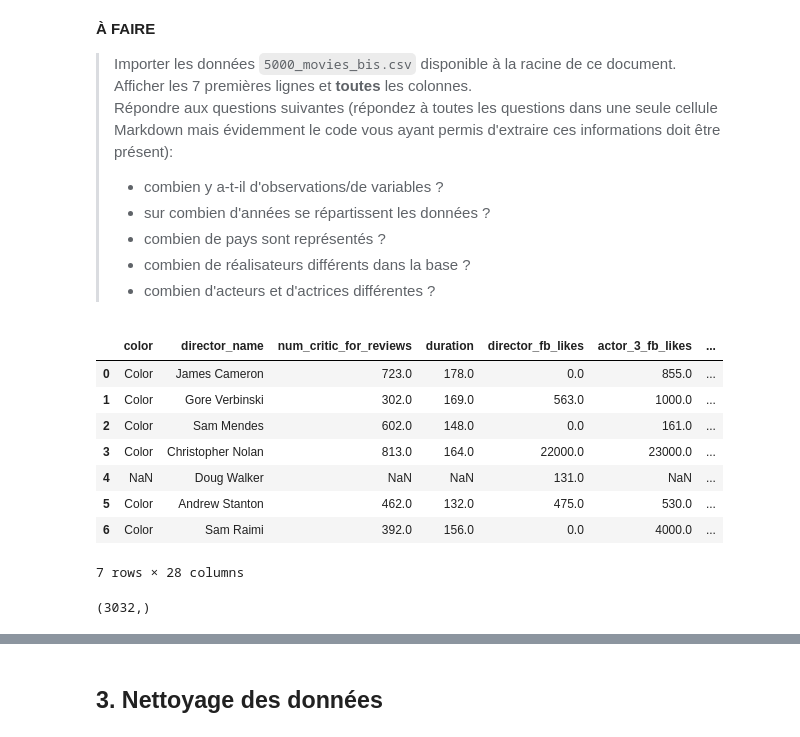
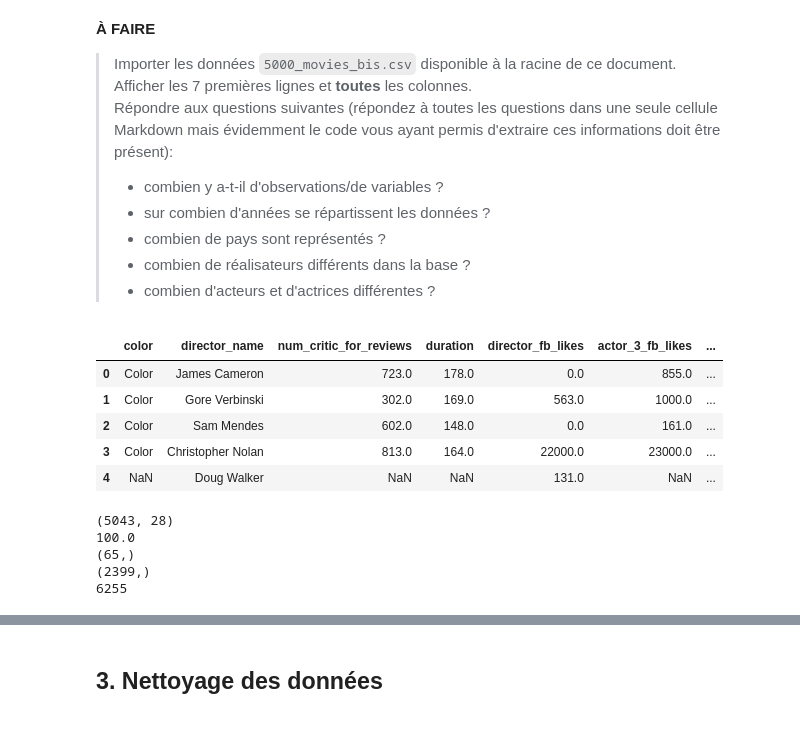
Before and after one commit to adjanorpro18/IA-Modelisation, a Jupyter notebook: Projets/Projet P4 - Révisions ML du preprocessing au template/Projet P4 - revisions ML.ipynb, the cells around one changed output, grey strips where cells are left out. Cells and saved outputs as stored; diff of their text form; code cells hidden in the pictures.

```diff
--- a/Projets/Projet P4 - Révisions ML du preprocessing au template/Projet P4 - revisions ML.ipynb
+++ b/Projets/Projet P4 - Révisions ML du preprocessing au template/Projet P4 - revisions ML.ipynb
@@ -52,40 +53,44 @@ import seaborn as sns
 >- combien de pays sont représentés ?
 >- combien de réalisateurs différents dans la base ?
 >- combien d'acteurs et d'actrices différentes ?
-# %%
-df_movies = pd.read_csv('5000_movies_bis.csv')
-df_movies.head(7)
-# %% [output]
-|  | color | director_name | num_critic_for_reviews | duration | director_fb_likes | actor_3_fb_likes | ... |
-| 0 | Color | James Cameron | 723.0 | 178.0 | 0.0 | 855.0 | ... |
-| 1 | Color | Gore Verbinski | 302.0 | 169.0 | 563.0 | 1000.0 | ... |
-| 2 | Color | Sam Mendes | 602.0 | 148.0 | 0.0 | 161.0 | ... |
-| 3 | Color | Christopher Nolan | 813.0 | 164.0 | 22000.0 | 23000.0 | ... |
-| 4 | NaN | Doug Walker | NaN | NaN | 131.0 | NaN | ... |
-| 5 | Color | Andrew Stanton | 462.0 | 132.0 | 475.0 | 530.0 | ... |
-| 6 | Color | Sam Raimi | 392.0 | 156.0 | 0.0 | 4000.0 | ... |
-7 rows × 28 columns
+# %%
+# Affichage des données exploratoires de la dataframe
+df = pd.read_csv('5000_movies_bis.csv')
+pd.set_option('display.max_columns', 30)
+df.head()
+# %% [output]
+|  | color | director_name | num_critic_for_reviews | duration | director_fb_likes | actor_3_fb_likes | ... |
+| 0 | Color | James Cameron | 723.0 | 178.0 | 0.0 | 855.0 | ... |
+| 1 | Color | Gore Verbinski | 302.0 | 169.0 | 563.0 | 1000.0 | ... |
+| 2 | Color | Sam Mendes | 602.0 | 148.0 | 0.0 | 161.0 | ... |
+| 3 | Color | Christopher Nolan | 813.0 | 164.0 | 22000.0 | 23000.0 | ... |
+| 4 | NaN | Doug Walker | NaN | NaN | 131.0 | NaN | ... |
 # %%
  ##  combien y a-t-il d'observations/de variables ?
 
-df_movies.shape
+print(df.shape)
 
 ## sur combien d'années se répartissent les données ?
 
-np.max( df_movies['title_year']) - np.min( df_movies['title_year'])
+print(np.max( df['title_year']) - np.min( df['title_year']) )
 
 ##  combien de pays sont représentés ?
 
-df_movies['country'].value_counts().shape
+print(df['country'].value_counts().shape)
 
 ## combien de réalisateurs différents dans la base ?
 
-df_movies['director_name'].value_counts().shape
+print(df['director_name'].unique().shape)
 
 ## combien d'acteurs et d'actrices différentes ?
 
-df_movies['actor_2_name'].value_counts().shape
+actors = pd.Series( df[['actor_1_name','actor_2_name','actor_3_name']].values.flatten())
+print(actors.nunique(dropna=True))
 # %% [output]
-(3032,)
+(5043, 28)
+100.0
+(65,)
+(2399,)
+6255
 # %% [markdown]
 <a id='data_cleaning'></a>
```
Also changed, not shown: parts of 4 cells of this notebook.
